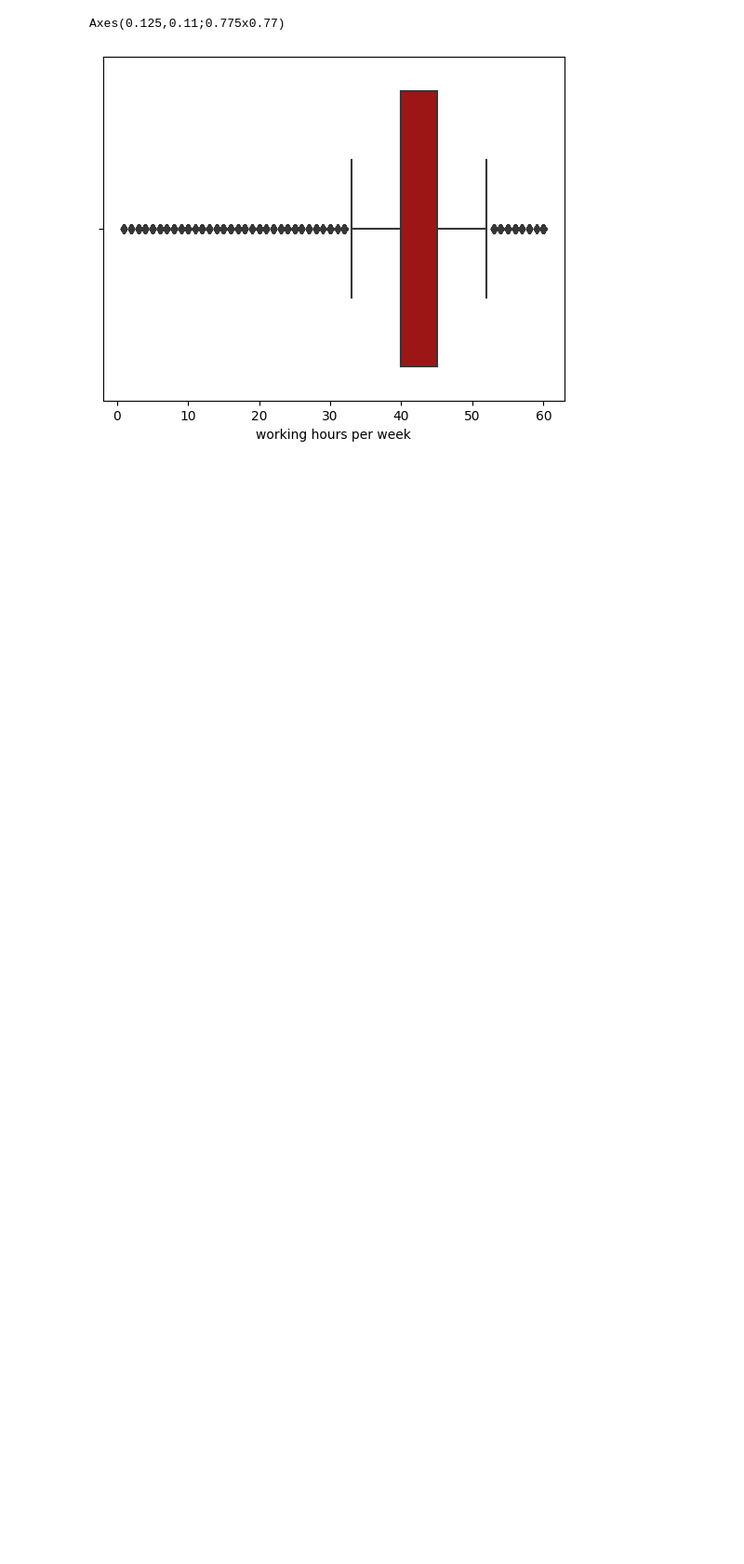
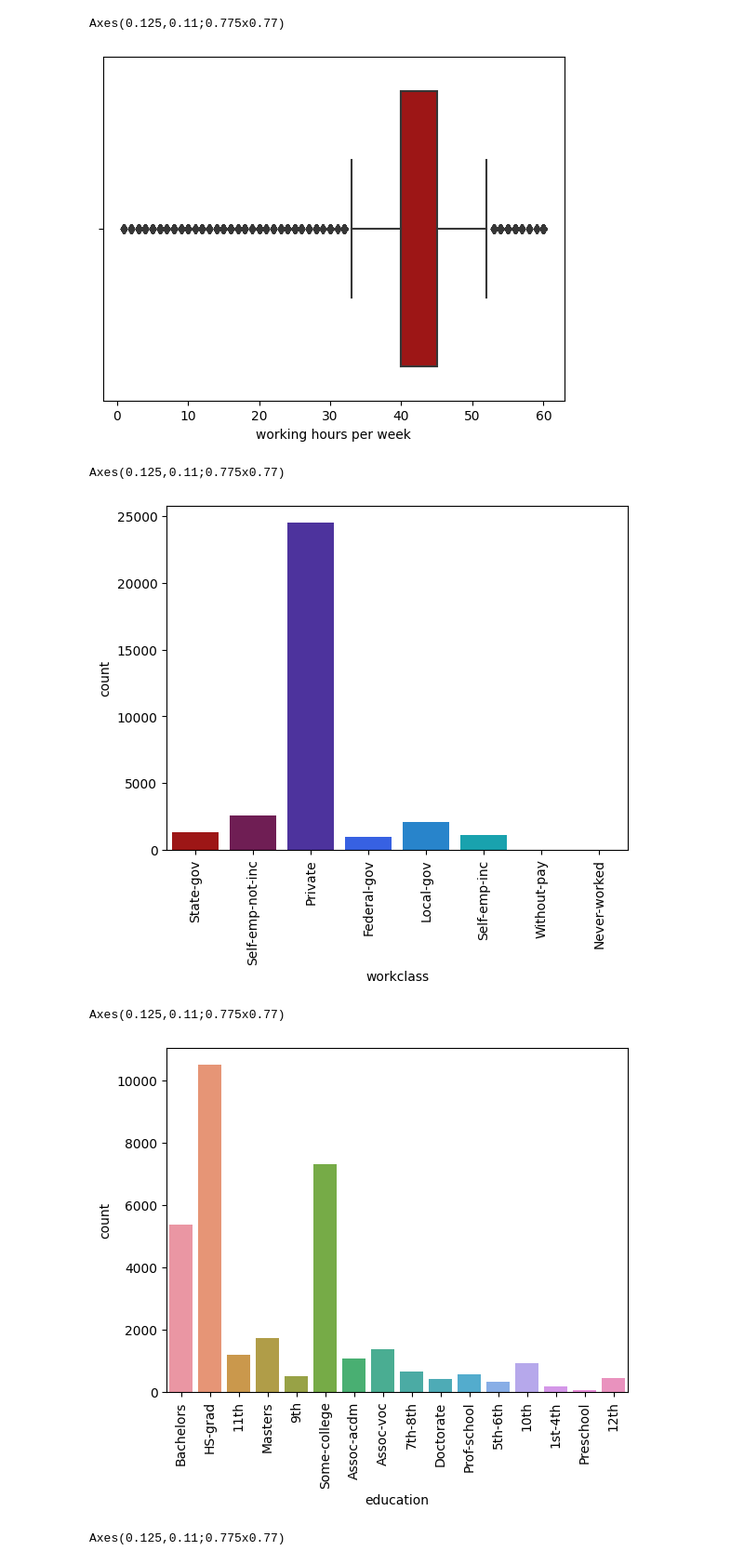
Before and after one commit to nikhil4859/Logistic-Regression, a Jupyter notebook: Salary_Prediction _Data.ipynb, the cells around one changed output. Shown at 93% size. Saved outputs shown, nothing was run; the diff lists cells and outputs as text; code cells hidden in the pictures; blank space fills up the shorter version.

```diff
--- a/Salary_Prediction _Data.ipynb
+++ b/Salary_Prediction _Data.ipynb
@@ -327,3 +327,14 @@ Axes(0.125,0.11;0.775x0.77)
 [figure]
 Axes(0.125,0.11;0.775x0.77)
 [figure]
+# %%
+for i in df.select_dtypes(include = 'object'):
+    print(sns.countplot(data = df, x = df[i]))
+    plt.xticks(rotation=90)
+    plt.show()
+# %% [output]
+Axes(0.125,0.11;0.775x0.77)
+[figure, added]
+Axes(0.125,0.11;0.775x0.77)
+[figure, added]
+Axes(0.125,0.11;0.775x0.77)
```
Also changed, not shown: parts of 3 cells of this notebook.
